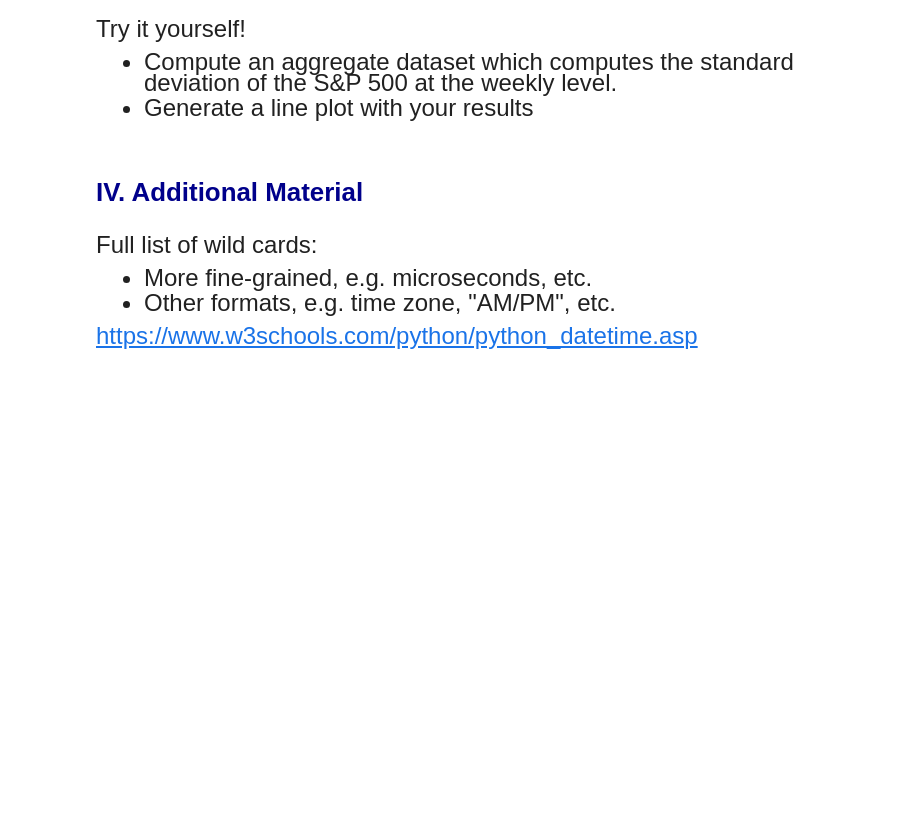
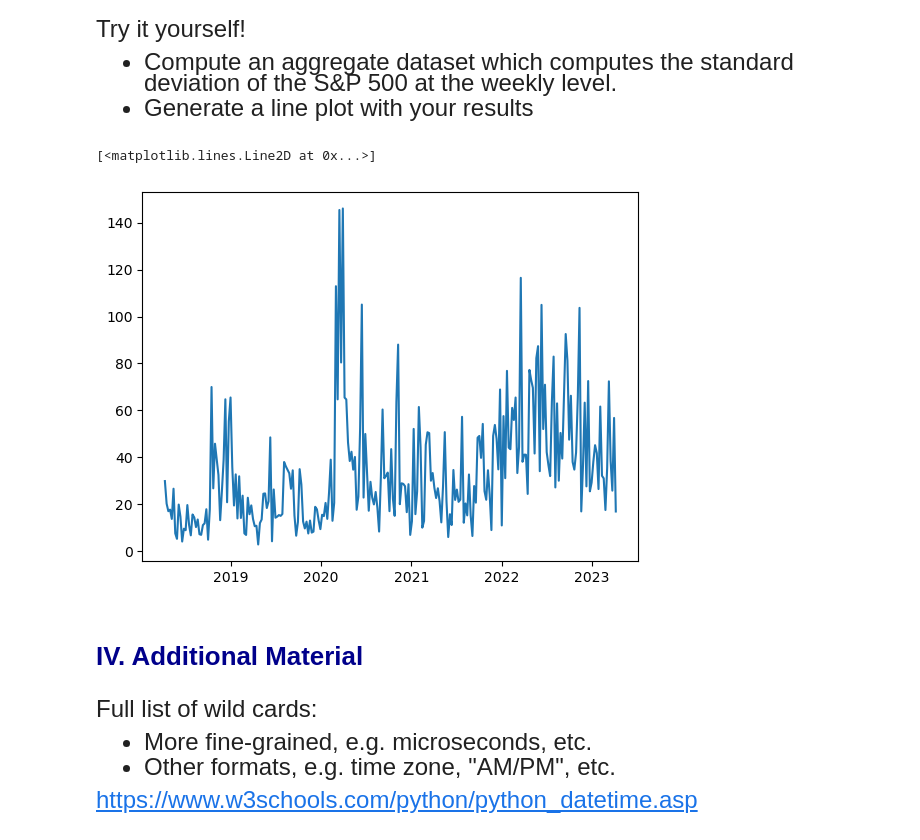
Before and after one commit to alejandrosanchezbecerra/qtm151spring2023, a Jupyter notebook: Lecture 21/Lecture 21.ipynb, the cells around one changed output. Cells and saved outputs as stored; diff of their text form; code cells hidden in the pictures; blank space fills up the shorter version.

```diff
--- a/Lecture 21/Lecture 21.ipynb
+++ b/Lecture 21/Lecture 21.ipynb
@@ -170,0 +169,6 @@
+# %%
+# Write your own code
+
+financial["date_test"] = financial["date"].dt.strftime("%A, %B %d, %Y")
+
+display(financial["date_test"])
@@ -250,3 +267,15 @@ deviation of the S&P 500 at the weekly level.
+# %%
+# Write your own code
+
+week_config = pd.Grouper(key = "date",freq = "w")
+
+weekly_data = financial.groupby(week_config).agg(std_weekly = ("sp500","std")).reset_index()
+
+plt.plot("date","std_weekly",
+         data = weekly_data.sort_values("date",ascending = True))
+# %% [output]
+[<matplotlib.lines.Line2D at 0x...>]
+[figure, added]
 # %% [markdown]
 # <span style="color:darkblue"> IV. Additional Material </span>
 # %% [markdown]
```
Also changed, not shown: parts of 5 cells of this notebook, 9 other files.
